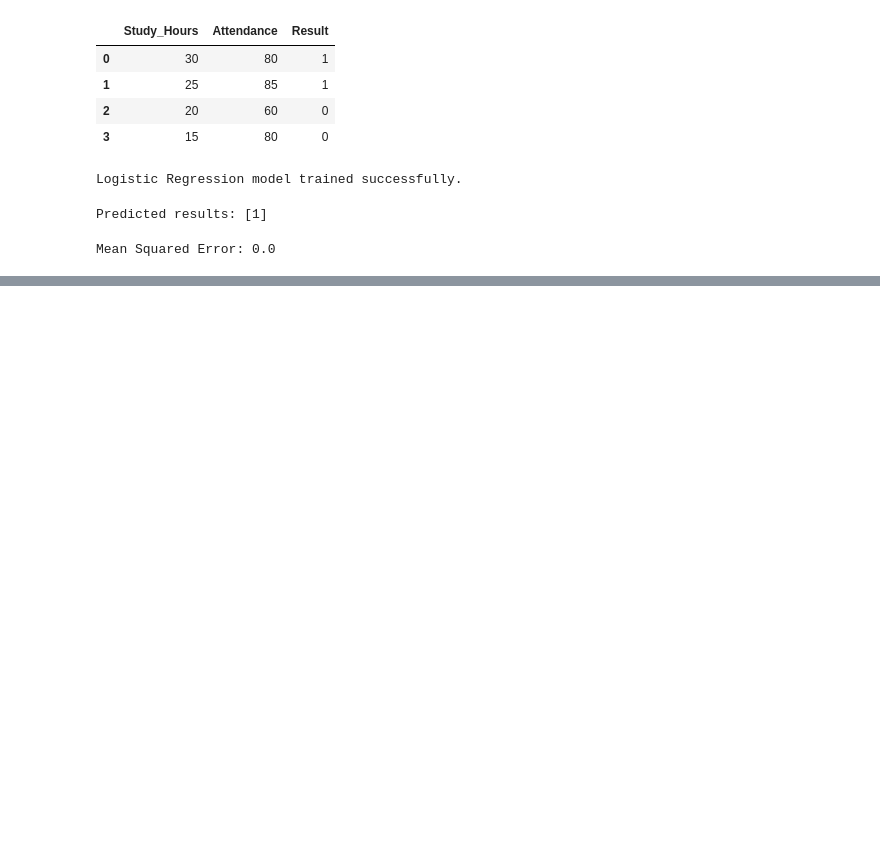
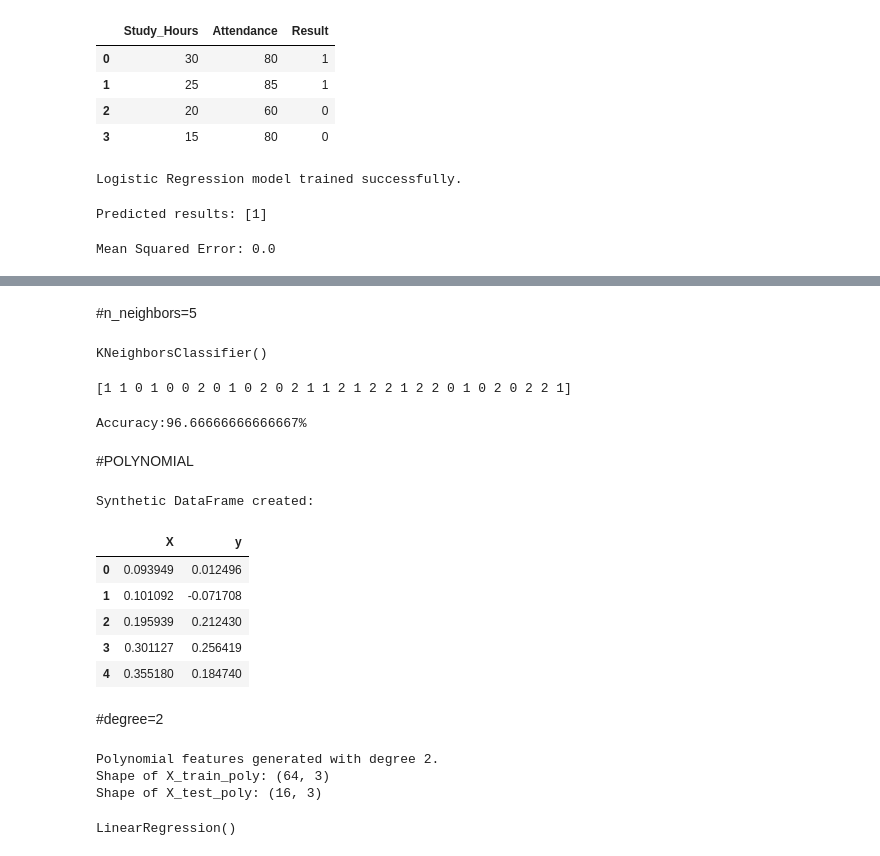
Before and after one commit to runeking2006/vac_1, a Jupyter notebook: regression.ipynb, the cells around one changed output, grey strips where cells are left out. Saved outputs shown, nothing was run; the diff lists cells and outputs as text; code cells hidden in the pictures; blank space fills up the shorter version.

```diff
--- a/regression.ipynb
+++ b/regression.ipynb
@@ -134,0 +168,71 @@ Mean Squared Error: 0.0
+# %% [markdown]
+#n_neighbors=5
+# %%
+knn=KNeighborsClassifier(n_neighbors=5)
+knn.fit(x_train,y_train)
+# %% [output]
+KNeighborsClassifier()
+# %%
+y_pred  = knn.predict(x_test)
+print(y_pred)
+# %% [output]
+[1 1 0 1 0 0 2 0 1 0 2 0 2 1 1 2 1 2 2 1 2 2 0 1 0 2 0 2 2 1]
+# %%
+accuracy = accuracy_score(y_test, y_pred)
+accuracy=accuracy*100
+print(f"Accuracy:{accuracy}%")
+# %% [output]
+Accuracy:96.66666666666667%
+# %% [markdown]
+#POLYNOMIAL
+# %%
+import numpy as np
+import pandas as pd
+import matplotlib.pyplot as plt
+from sklearn.model_selection import train_test_split
+from sklearn.preprocessing import PolynomialFeatures
+from sklearn.linear_model import LinearRegression
+from sklearn.metrics import mean_squared_error, r2_score
+
+# Create a synthetic dataset
+np.random.seed(0)
+X_poly = np.sort(5 * np.random.rand(80, 1), axis=0)
+y_poly = np.sin(X_poly).ravel() + 0.1 * np.random.randn(80)
+
+# Convert to DataFrame for easier handling, if preferred, or keep as numpy arrays
+df_poly = pd.DataFrame({'X': X_poly.flatten(), 'y': y_poly})
+
+print("Synthetic DataFrame created:")
+display(df_poly.head())
+# %% [output]
+Synthetic DataFrame created:
+|  | X | y |
+| 0 | 0.093949 | 0.012496 |
+| 1 | 0.101092 | -0.071708 |
+| 2 | 0.195939 | 0.212430 |
+| 3 | 0.301127 | 0.256419 |
+| 4 | 0.355180 | 0.184740 |
+# %% [markdown]
+#degree=2
+# %%
+# Generate polynomial features (e.g., degree 2)
+degree = 2
+poly_features = PolynomialFeatures(degree=degree)
+X_poly_features = poly_features.fit_transform(X_poly)
+
+# Split the data into training and testing sets
+X_train_poly, X_test_poly, y_train_poly, y_test_poly = train_test_split(X_poly_features, y_poly, test_size=0.2, random_state=42)
+
+print(f"Polynomial features generated with degree {degree}.")
+print("Shape of X_train_poly:", X_train_poly.shape)
+print("Shape of X_test_poly:", X_test_poly.shape)
+# %% [output]
+Polynomial features generated with degree 2.
+Shape of X_train_poly: (64, 3)
+Shape of X_test_poly: (16, 3)
+# %%
+# Train a Linear Regression model on the polynomial features
+model_poly = LinearRegression()
+model_poly.fit(X_train_poly, y_train_poly)
+# %% [output]
+LinearRegression()
```
Also changed, not shown: parts of 18 cells of this notebook.
